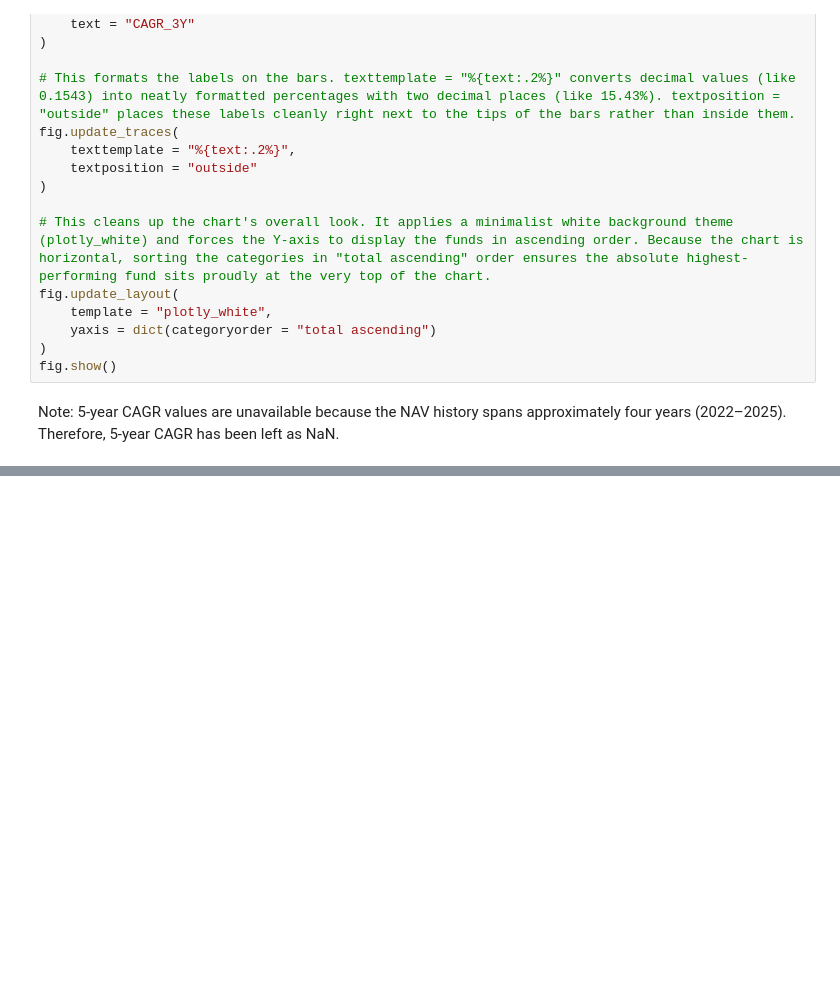
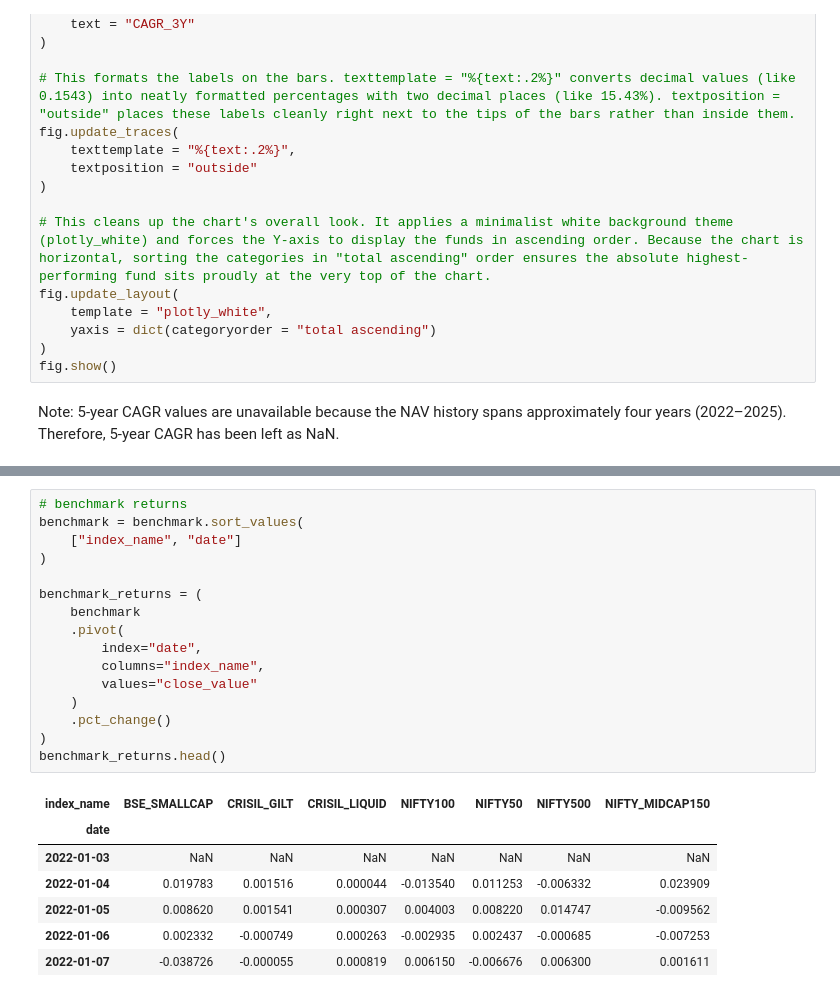
Before and after one commit to vinay-271/bluestock-mf-analytics, a Jupyter notebook: notebooks/03_performance_metrics.ipynb, the cells around one changed output, grey strips where cells are left out. Drawn from its saved outputs; the diff is of its cells as text; blank space fills up the shorter version.

```diff
--- a/notebooks/03_performance_metrics.ipynb
+++ b/notebooks/03_performance_metrics.ipynb
@@ -239,0 +267,24 @@ Note: 5-year CAGR values are unavailable because the NAV history spans approxima
+# %%
+# benchmark returns
+benchmark = benchmark.sort_values(
+    ["index_name", "date"]
+)
+
+benchmark_returns = (
+    benchmark
+    .pivot(
+        index="date",
+        columns="index_name",
+        values="close_value"
+    )
+    .pct_change()
+)
+benchmark_returns.head()
+# %% [output]
+| index_name | BSE_SMALLCAP | CRISIL_GILT | CRISIL_LIQUID | NIFTY100 | NIFTY50 | NIFTY500 | NIFTY_MIDCAP150 |
+| date |  |  |  |  |  |  |  |
+| 2022-01-03 | NaN | NaN | NaN | NaN | NaN | NaN | NaN |
+| 2022-01-04 | 0.019783 | 0.001516 | 0.000044 | -0.013540 | 0.011253 | -0.006332 | 0.023909 |
+| 2022-01-05 | 0.008620 | 0.001541 | 0.000307 | 0.004003 | 0.008220 | 0.014747 | -0.009562 |
+| 2022-01-06 | 0.002332 | -0.000749 | 0.000263 | -0.002935 | 0.002437 | -0.000685 | -0.007253 |
+| 2022-01-07 | -0.038726 | -0.000055 | 0.000819 | 0.006150 | -0.006676 | 0.006300 | 0.001611 |
```
Also changed, not shown: parts of 61 cells of this notebook, 8 other files.
